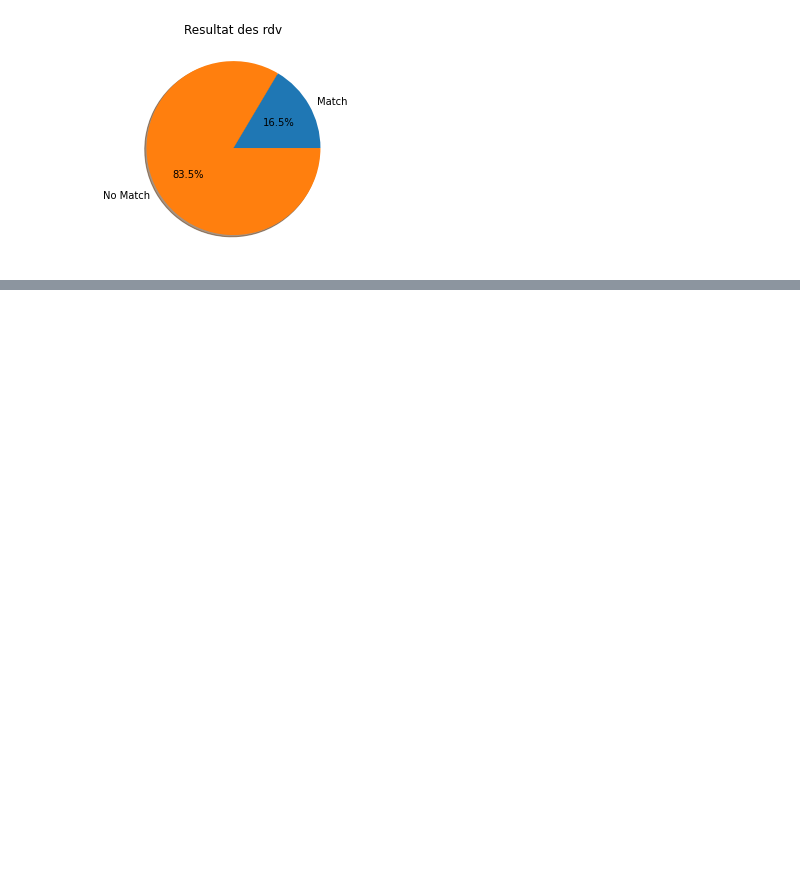
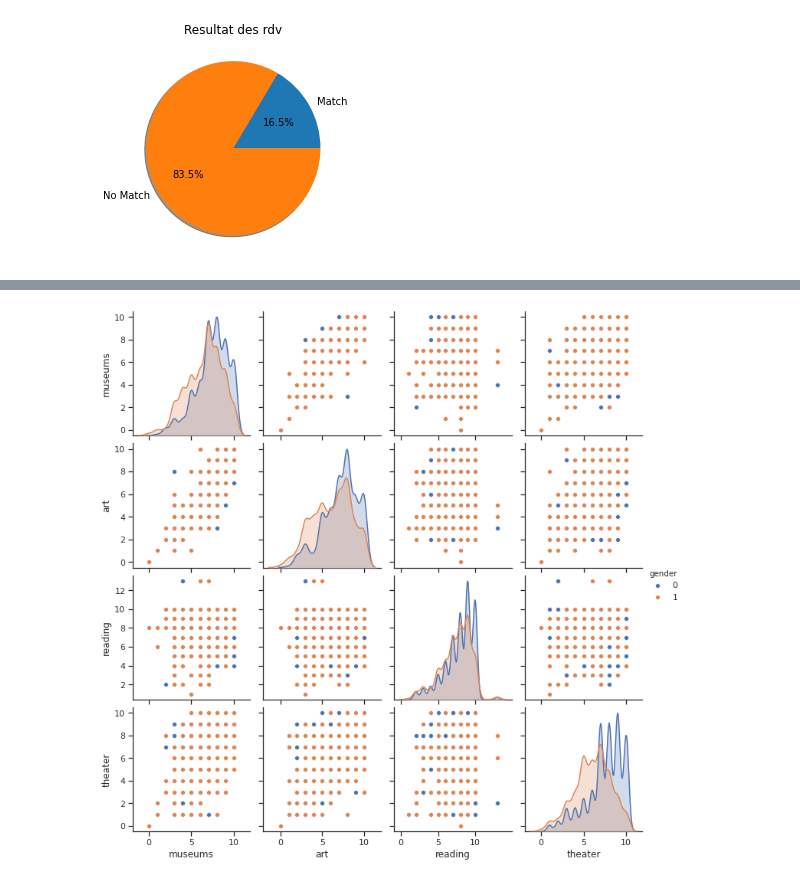
Before and after one commit to ZoziLaMalice/speed_dating, a Jupyter notebook: Notebook/Speed_Dating.ipynb, the cells around one changed output, grey strips where cells are left out. Saved outputs shown, nothing was run; the diff lists cells and outputs as text; code cells hidden in the pictures; blank space fills up the shorter version.

```diff
--- a/Notebook/Speed_Dating.ipynb
+++ b/Notebook/Speed_Dating.ipynb
@@ -174,0 +204,5 @@ plt.show()
+# %%
+sns.set(style="ticks", color_codes=True)
+g = sns.pairplot(dating_hobbies_3, hue="gender")
+# %% [output]
+[figure, added]
```
Also changed, not shown: parts of 9 cells of this notebook, 1 other file.
